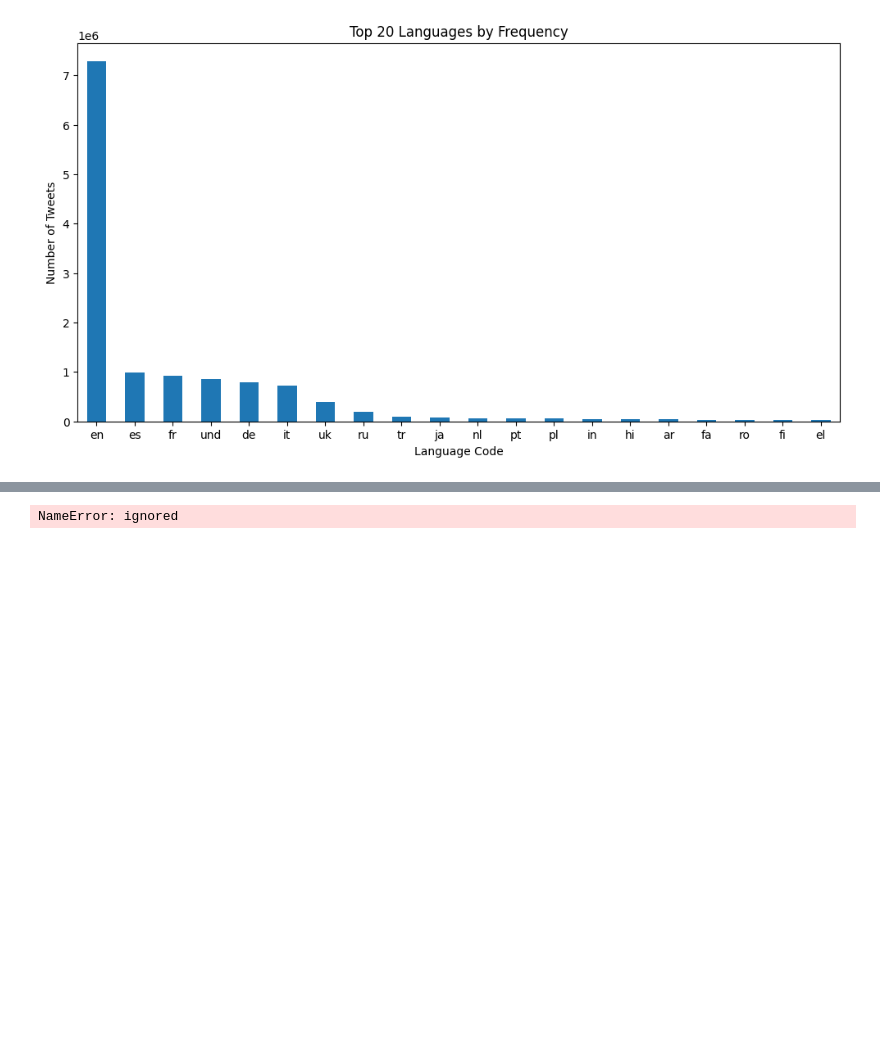
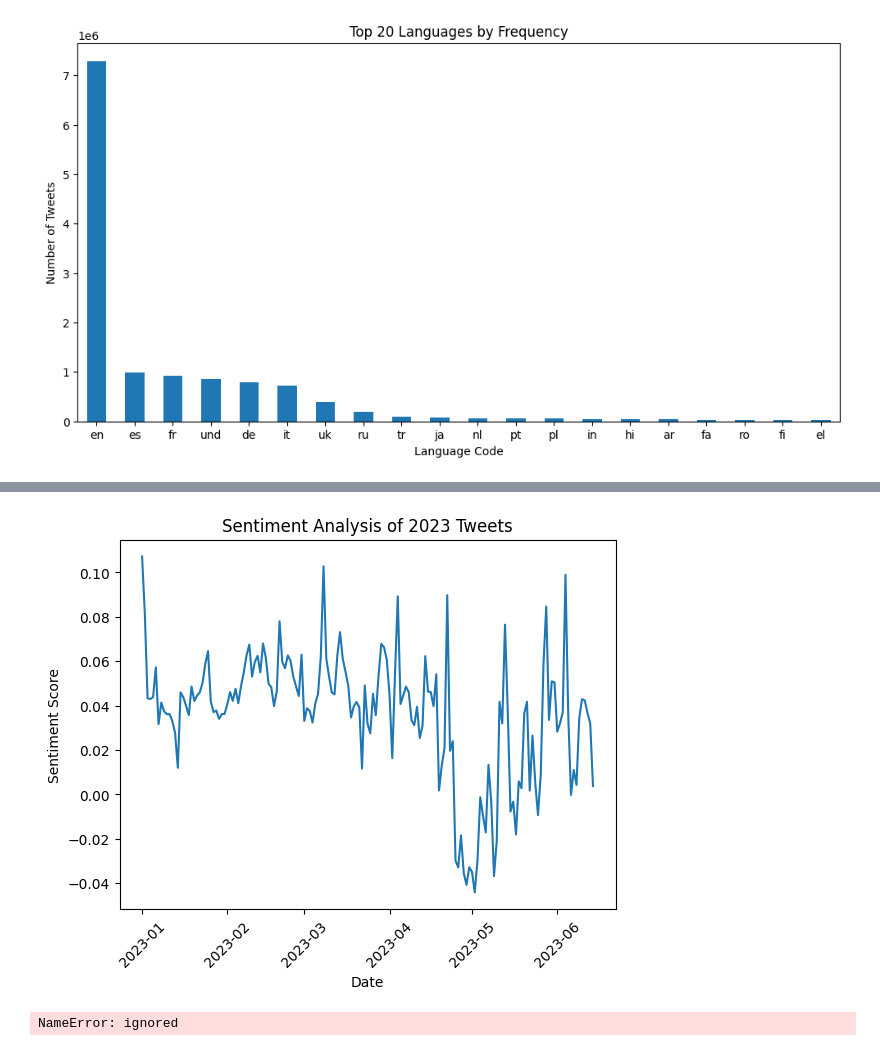
Before and after one commit to thokozani-msezane/MIT-805, a Jupyter notebook: Assignement2_code.ipynb, the cells around one changed output, grey strips where cells are left out. Drawn from its saved outputs; the diff is of its cells as text; code cells hidden in the pictures; blank space fills up the shorter version.

```diff
--- a/Assignement2_code.ipynb
+++ b/Assignement2_code.ipynb
@@ -364,3 +523,20 @@ plt.show()
+# %%
+# Group the tweets by date and get the mean sentiment for each date
+en_sentiment = df_en.groupby(pd.to_datetime(df_en['tweetcreatedts']).dt.date)['sentiment'].mean()
+# %%
+plt.plot(en_sentiment.index, en_sentiment.values, label='English')
+
+plt.title('Sentiment Analysis of 2023 Tweets')
+plt.xlabel('Date')
+plt.ylabel('Sentiment Score')
+#plt.legend()
+
+# Rotate x-tick labels by 45 degrees
+plt.xticks(rotation=45)
+
+plt.show()
+# %% [output]
+[figure, added]
 # %%
 df_combined2["cleaned_text"].head(10)
 # %% [output]
```
Also changed, not shown: parts of 21 cells of this notebook.
